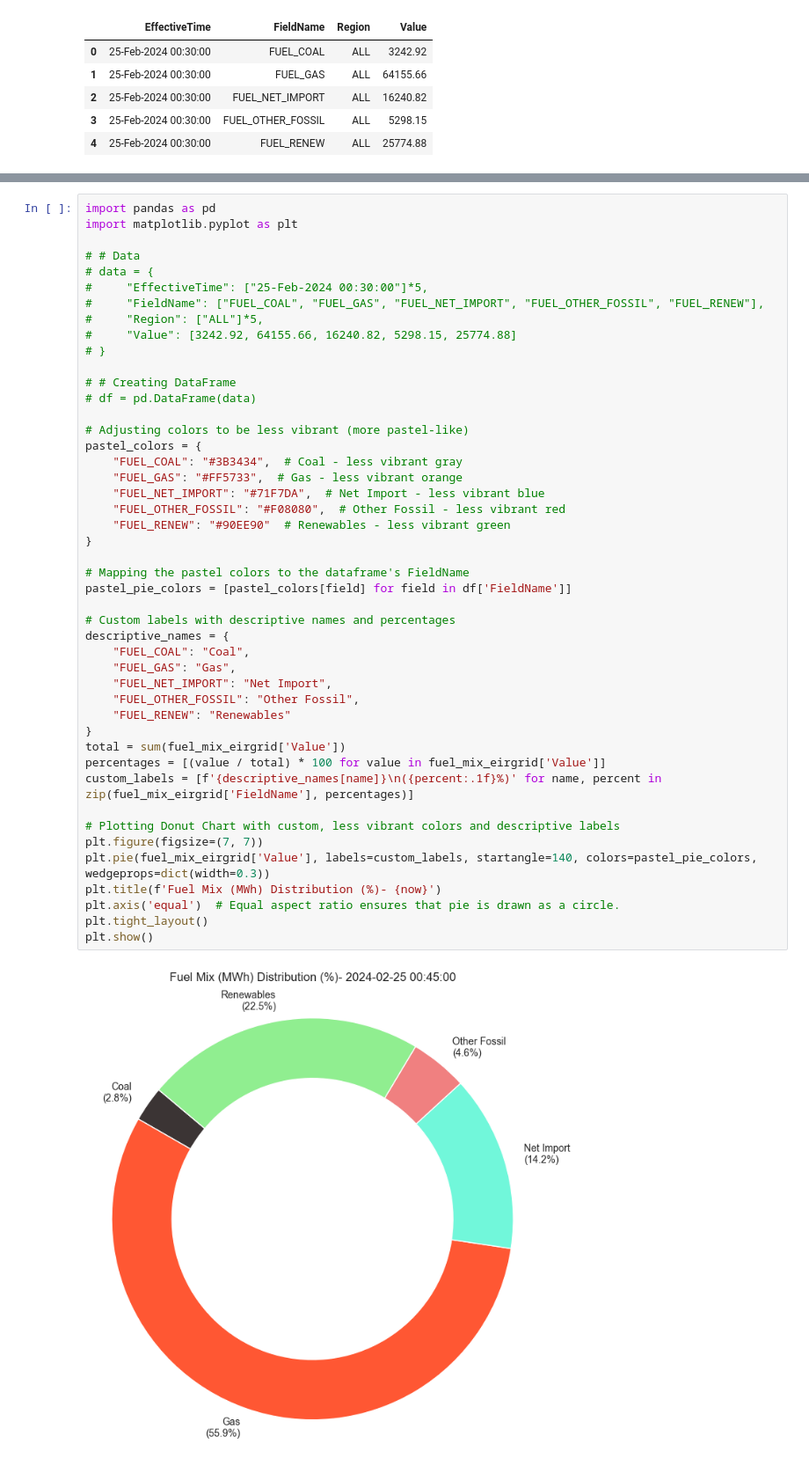
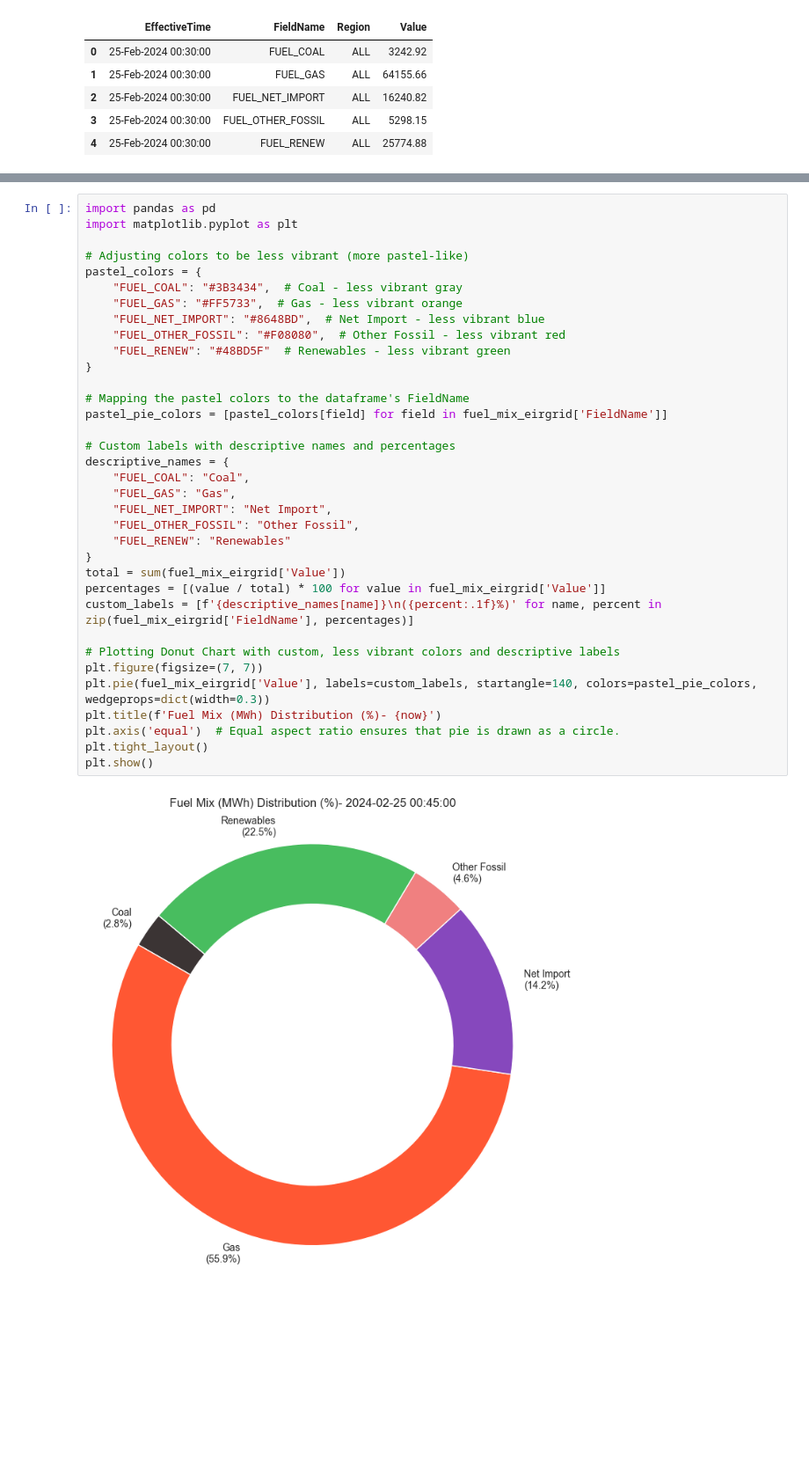
Before and after one commit to SaM-92/telegram-energy-api, a Jupyter notebook: eirgrid_api.ipynb, the cells around one changed output, grey strips where cells are left out. Shown at 88% size. Drawn from its saved outputs; the diff is of its cells as text; blank space fills up the shorter version.

```diff
--- a/eirgrid_api.ipynb
+++ b/eirgrid_api.ipynb
@@ -240,48 +240,37 @@ plt.show()
 # %%
 import pandas as pd
 import matplotlib.pyplot as plt
-
-# # Data
-# data = {
-#     "EffectiveTime": ["25-Feb-2024 00:30:00"]*5,
-#     "FieldName": ["FUEL_COAL", "FUEL_GAS", "FUEL_NET_IMPORT", "FUEL_OTHER_FOSSIL", "FUEL_RENEW"],
-#     "Region": ["ALL"]*5,
-#     "Value": [3242.92, 64155.66, 16240.82, 5298.15, 25774.88]
-# }
-
-# # Creating DataFrame
-# df = pd.DataFrame(data)
 
 # Adjusting colors to be less vibrant (more pastel-like)
 pastel_colors = {
     "FUEL_COAL": "#3B3434",  # Coal - less vibrant gray
     "FUEL_GAS": "#FF5733",  # Gas - less vibrant orange
-    "FUEL_NET_IMPORT": "#71F7DA",  # Net Import - less vibrant blue
+    "FUEL_NET_IMPORT": "#8648BD",  # Net Import - less vibrant blue
     "FUEL_OTHER_FOSSIL": "#F08080",  # Other Fossil - less vibrant red
-    "FUEL_RENEW": "#90EE90"  # Renewables - less vibrant green
+    "FUEL_RENEW": "#48BD5F"  # Renewables - less vibrant green
 }
 
 # Mapping the pastel colors to the dataframe's FieldName
-pastel_pie_colors = [pastel_colors[field] for field in df['FieldName']]
+pastel_pie_colors = [pastel_colors[field] for field in fuel_mix_eirgrid['FieldName']]
 
 # Custom labels with descriptive names and percentages
 descriptive_names = {
     "FUEL_COAL": "Coal",
     "FUEL_GAS": "Gas",
     "FUEL_NET_IMPORT": "Net Import",
     "FUEL_OTHER_FOSSIL": "Other Fossil",
     "FUEL_RENEW": "Renewables"
 }
 total = sum(fuel_mix_eirgrid['Value'])
 percentages = [(value / total) * 100 for value in fuel_mix_eirgrid['Value']]
 custom_labels = [f'{descriptive_names[name]}\n({percent:.1f}%)' for name, percent in zip(fuel_mix_eirgrid['FieldName'], percentages)]
 
 # Plotting Donut Chart with custom, less vibrant colors and descriptive labels
 plt.figure(figsize=(7, 7))
 plt.pie(fuel_mix_eirgrid['Value'], labels=custom_labels, startangle=140, colors=pastel_pie_colors, wedgeprops=dict(width=0.3))
 plt.title(f'Fuel Mix (MWh) Distribution (%)- {now}')
 plt.axis('equal')  # Equal aspect ratio ensures that pie is drawn as a circle.
 plt.tight_layout()
 plt.show()
 # %% [output]
-[figure, old version]
+[figure, new version]
```
Also changed, not shown: parts of 11 cells of this notebook.
